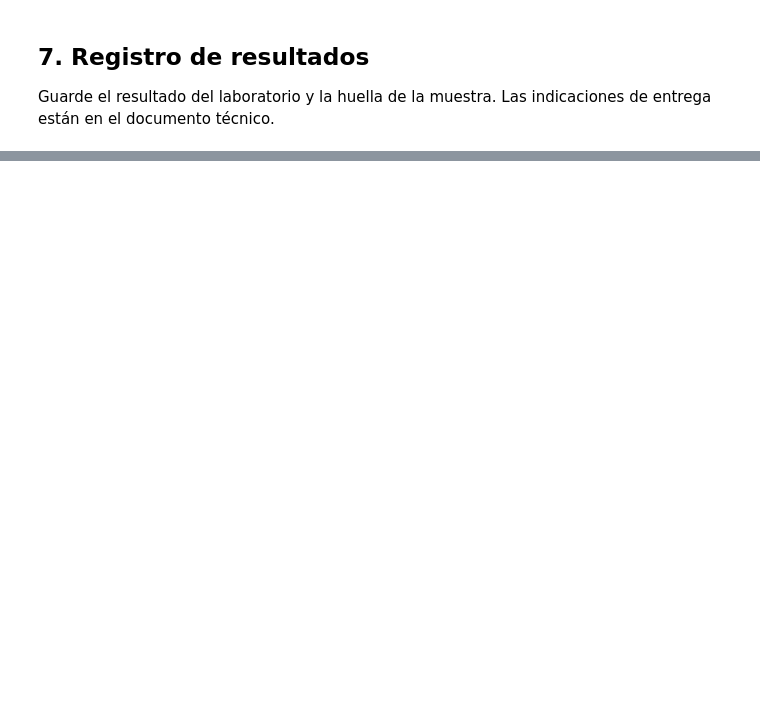
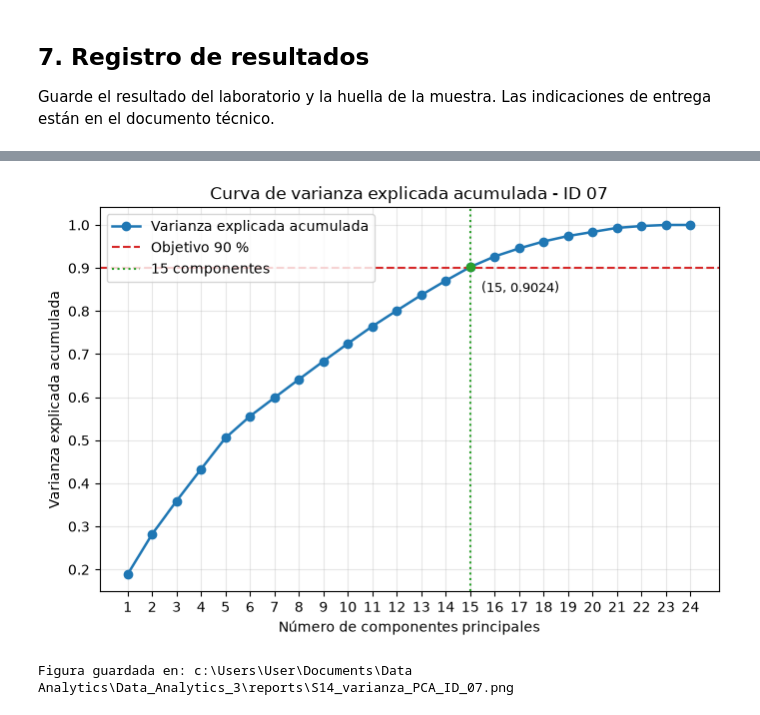
Before and after one commit to soficarreroa/Data_Analytics_3, a Jupyter notebook: notebooks/S12_ML_Challenge.ipynb, the cells around one changed output, grey strips where cells are left out. Drawn from its saved outputs; the diff is of its cells as text; code cells hidden in the pictures; blank space fills up the shorter version.

```diff
--- a/notebooks/S12_ML_Challenge.ipynb
+++ b/notebooks/S12_ML_Challenge.ipynb
@@ -711,0 +900,32 @@ except Exception:
+# %%
+s14_figura_pca = s14_reports / f'S14_varianza_PCA_ID_{identificador}.png'
+s14_eje_x = np.arange(1, s14_n_numericas + 1)
+
+s14_fig, s14_ax = plt.subplots(figsize=(8, 5))
+s14_ax.plot(s14_eje_x, s14_var_acum, marker='o', linewidth=1.8,
+        label='Varianza explicada acumulada')
+s14_ax.axhline(s14_var_objetivo, color='tab:red', linestyle='--',
+           label=f'Objetivo {int(s14_var_objetivo * 100)} %')
+s14_ax.axvline(s14_k, color='tab:green', linestyle=':',
+           label=f'{s14_k} componentes')
+s14_ax.scatter([s14_k], [s14_var_acum[s14_k - 1]], color='tab:green', zorder=5)
+s14_ax.annotate(
+    f'({s14_k}, {s14_var_acum[s14_k - 1]:.4f})',
+    xy=(s14_k, s14_var_acum[s14_k - 1]),
+    xytext=(8, -18),
+    textcoords='offset points',
+    fontsize=9,
+)
+s14_ax.set_xlabel('Número de componentes principales')
+s14_ax.set_ylabel('Varianza explicada acumulada')
+s14_ax.set_title(f'Curva de varianza explicada acumulada - ID {identificador}')
+s14_ax.set_xticks(s14_eje_x)
+s14_ax.grid(alpha=0.3)
+s14_ax.legend()
+s14_fig.savefig(s14_figura_pca, dpi=150, bbox_inches='tight')
+plt.show()
+plt.close(s14_fig)
+print('Figura guardada en:', s14_figura_pca)
+# %% [output]
+[figure, added]
+Figura guardada en: c:\Users\User\Documents\Data Analytics\Data_Analytics_3\reports\S14_varianza_PCA_ID_07.png
```
Also changed, not shown: parts of 11 cells of this notebook, 3 other files.
